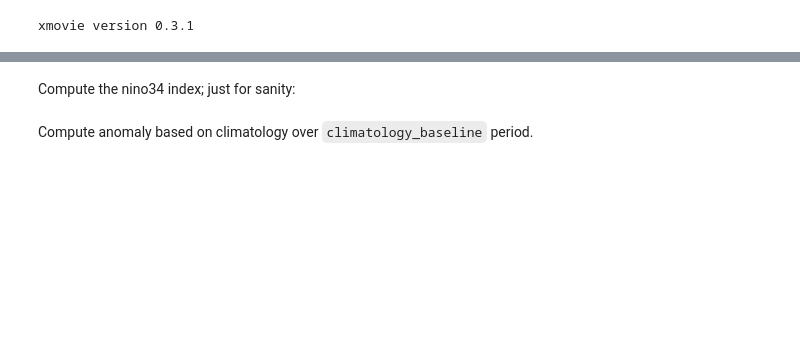
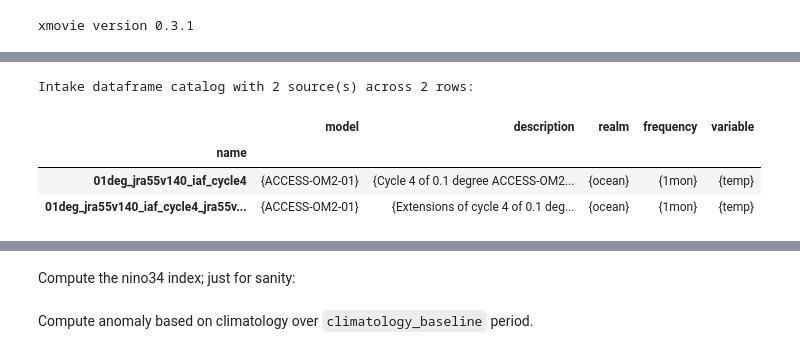
Before and after one commit to navidcy/LaNina-flavours, a Jupyter notebook: Figure_4/access-om2-investigations.ipynb, the cells around one changed output, grey strips where cells are left out. Cells and saved outputs as stored; diff of their text form; code cells hidden in the pictures; blank space fills up the shorter version.

Commit message:
convert using intake

```diff
--- a/Figure_4/access-om2-investigations.ipynb
+++ b/Figure_4/access-om2-investigations.ipynb
@@ -60,6 +42,12 @@ new dependencies: {('concatenate-open_dataset-temp-getitem-8564fa07ebc763185cc1e
 catalog = intake.cat.access_nri
 # %%
 # Browse the catalog with, for example:
-# catalog.search(name='.*01deg_jra55v140_iaf_cycle4.*', variable='temp')
+catalog.search(name='.*01deg_jra55v140_iaf_cycle4.*', variable='temp')
+# %% [output]
+Intake dataframe catalog with 2 source(s) across 2 rows:
+|  | model | description | realm | frequency | variable |
+| name |  |  |  |  |  |
+| 01deg_jra55v140_iaf_cycle4 | {ACCESS-OM2-01} | {Cycle 4 of 0.1 degree ACCESS-OM2... | {ocean} | {1mon} | {temp} |
+| 01deg_jra55v140_iaf_cycle4_jra55v... | {ACCESS-OM2-01} | {Extensions of cycle 4 of 0.1 deg... | {ocean} | {1mon} | {temp} |
 # %%
 # Then open a specific experiment with:
```
Also changed, not shown: parts of 16 cells of this notebook.
